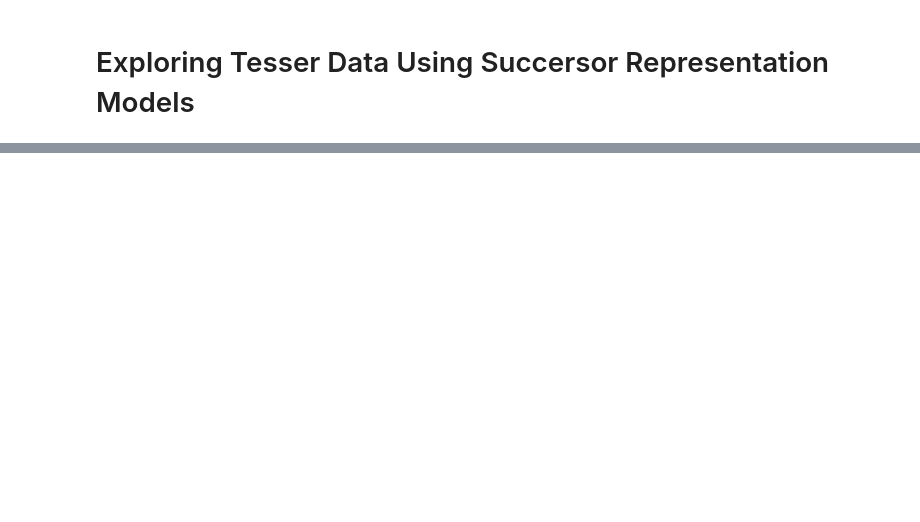
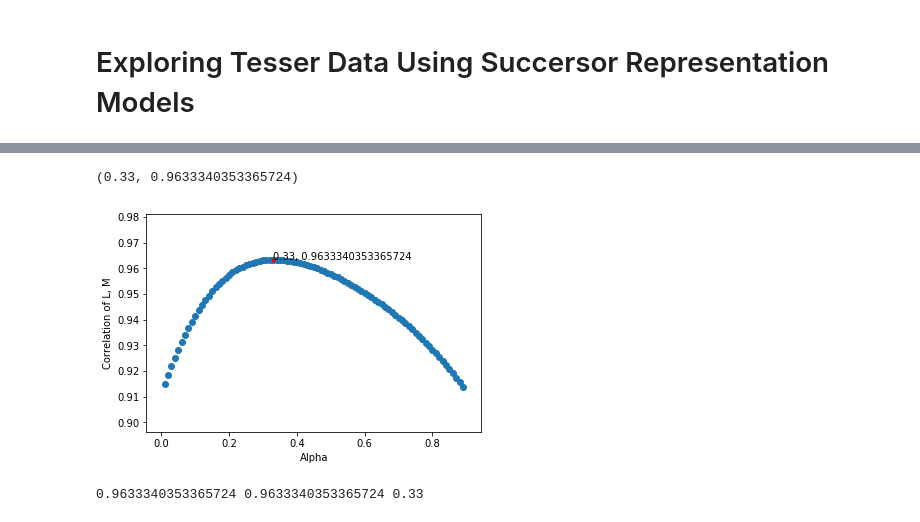
Before and after one commit to prestonlab/tesser_successor, a Jupyter notebook: tesser_models/main_tesser.ipynb, the cells around one changed output, grey strips where cells are left out. Cells and saved outputs as stored; diff of their text form; code cells hidden in the pictures; blank space fills up the shorter version.

```diff
--- a/tesser_models/main_tesser.ipynb
+++ b/tesser_models/main_tesser.ipynb
@@ -355,0 +372,20 @@ transposed_track_alpha_with_learning_rmd_change(12,0.5)
+# %%
+new_data = [[],[]]
+for alpha in np.arange(0.00, 0.90, 0.01):
+    new_data[0].append(alpha)
+    new_data[1].append(rain ('correlation', 1,0.5, alpha))
+# %%
+plt.scatter(new_data[0],new_data[1])
+s = new_data[1]
+sort_index = np.argsort(s)
+
+max_vals_alpha = new_data[0][sort_index[-2]]
+max_vals_corr  = new_data[1][sort_index[-2]]
+plt.scatter(max_vals_alpha, max_vals_corr, c='red',s=10)
+plt.annotate(str(max_vals_alpha)+", "+str(max_vals_corr), (max_vals_alpha, max_vals_corr))
+plt.xlabel('Alpha')
+plt.ylabel('Correlation of L, M')
+max_vals_alpha, max_vals_corr
+# %% [output]
+(0.33, 0.9633340353365724)
+[figure, added]
@@ -355,0 +397,15 @@ transposed_track_alpha_with_learning_rmd_change(12,0.5)
+# %%
+max = [[],[]]
+for n in range(1,len(corr_data) - 1):
+    if  corr_data[n] > corr_data[n - 1]:
+        max[0].append(corr_data[n])
+        max[1].append(n)
+    else:
+        continue
+max.sort()
+max_val = max[0][-1]
+max_index = max[1][-1]
+
+print(max_val, corr_data[max_index], alpha_data[max_index])
+# %% [output]
+0.9633340353365724 0.9633340353365724 0.33
```
Also changed, not shown: parts of 16 cells of this notebook, 2 other files.
